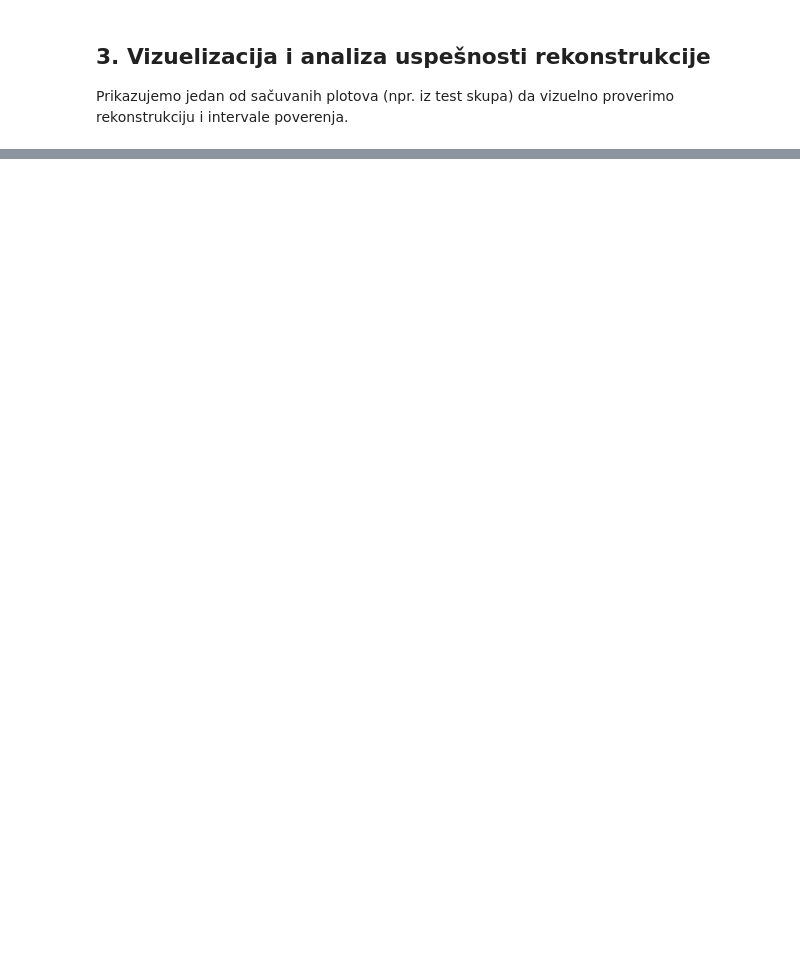
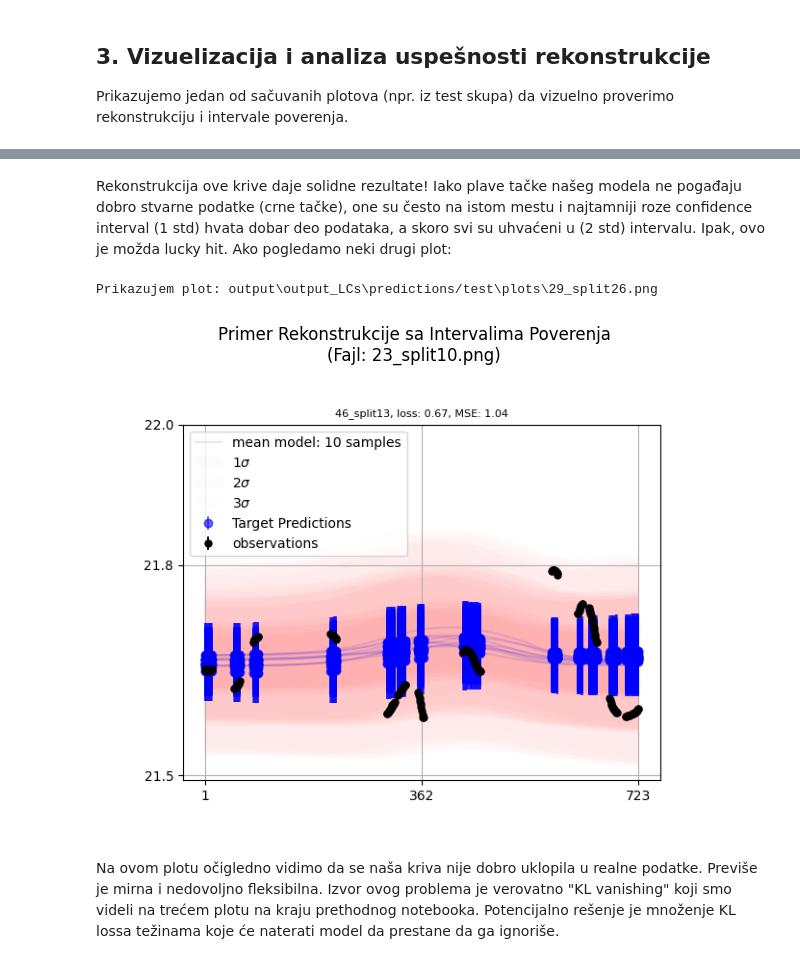
Before and after one commit to sajberk/efemeridska-astronomija-2, a Jupyter notebook: 3 - ALNP Prediction and Reconstruction.ipynb, the cells around one changed output, grey strips where cells are left out. Cells and saved outputs as stored; diff of their text form; code cells hidden in the pictures; blank space fills up the shorter version.

```diff
--- a/3 - ALNP Prediction and Reconstruction.ipynb
+++ b/3 - ALNP Prediction and Reconstruction.ipynb
@@ -257,0 +271,19 @@ plt.show()
+# %% [markdown]
+Rekonstrukcija ove krive daje solidne rezultate! Iako plave tačke našeg modela ne pogađaju dobro stvarne podatke (crne tačke), one su često na istom mestu i najtamniji roze confidence interval (1 std) hvata dobar deo podataka, a skoro svi su uhvaćeni u (2 std) intervalu. Ipak, ovo je možda lucky hit. Ako pogledamo neki drugi plot:
+# %%
+plot_directory = os.path.join(OUTPUT_PATH, 'test', 'plots')
+plot_files = glob.glob(os.path.join(plot_directory, '*.png'))
+
+# uzimamo neki od plotova
+print(f"Prikazujem plot: {plot_files[4]}")
+img = mpimg.imread(plot_files[4])
+plt.figure(figsize=(10, 6))
+plt.imshow(img)
+plt.axis('off')
+plt.title(f"Primer Rekonstrukcije sa Intervalima Poverenja\n(Fajl: {os.path.basename( plot_files[4])})")
+plt.show()
+# %% [output]
+Prikazujem plot: output\output_LCs\predictions/test\plots\29_split26.png
+[figure, added]
+# %% [markdown]
+Na ovom plotu očigledno vidimo da se naša kriva nije dobro uklopila u realne podatke. Previše je mirna i nedovoljno fleksibilna. Izvor ovog problema je verovatno "KL vanishing" koji smo videli na trećem plotu na kraju prethodnog notebooka. Potencijalno rešenje je množenje KL lossa težinama koje će naterati model da prestane da ga ignoriše.
```
Also changed, not shown: parts of 6 cells of this notebook.
